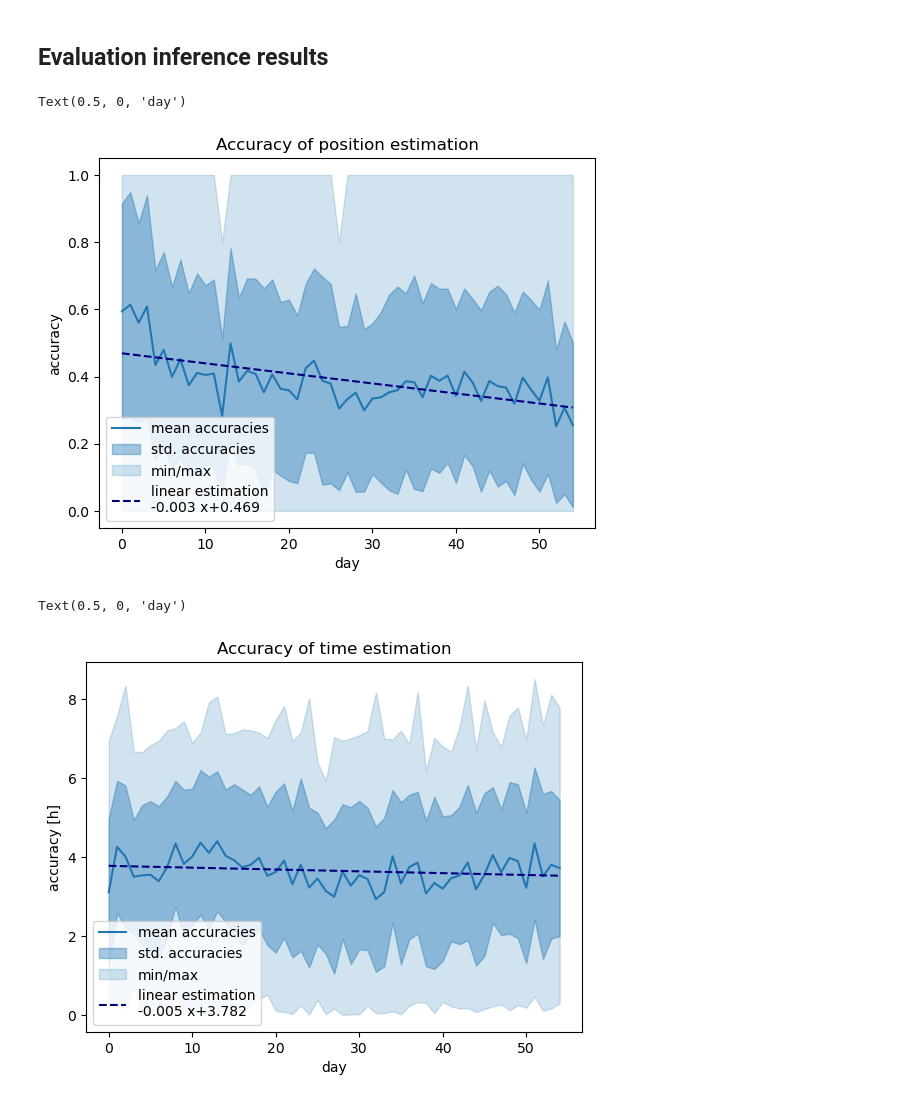
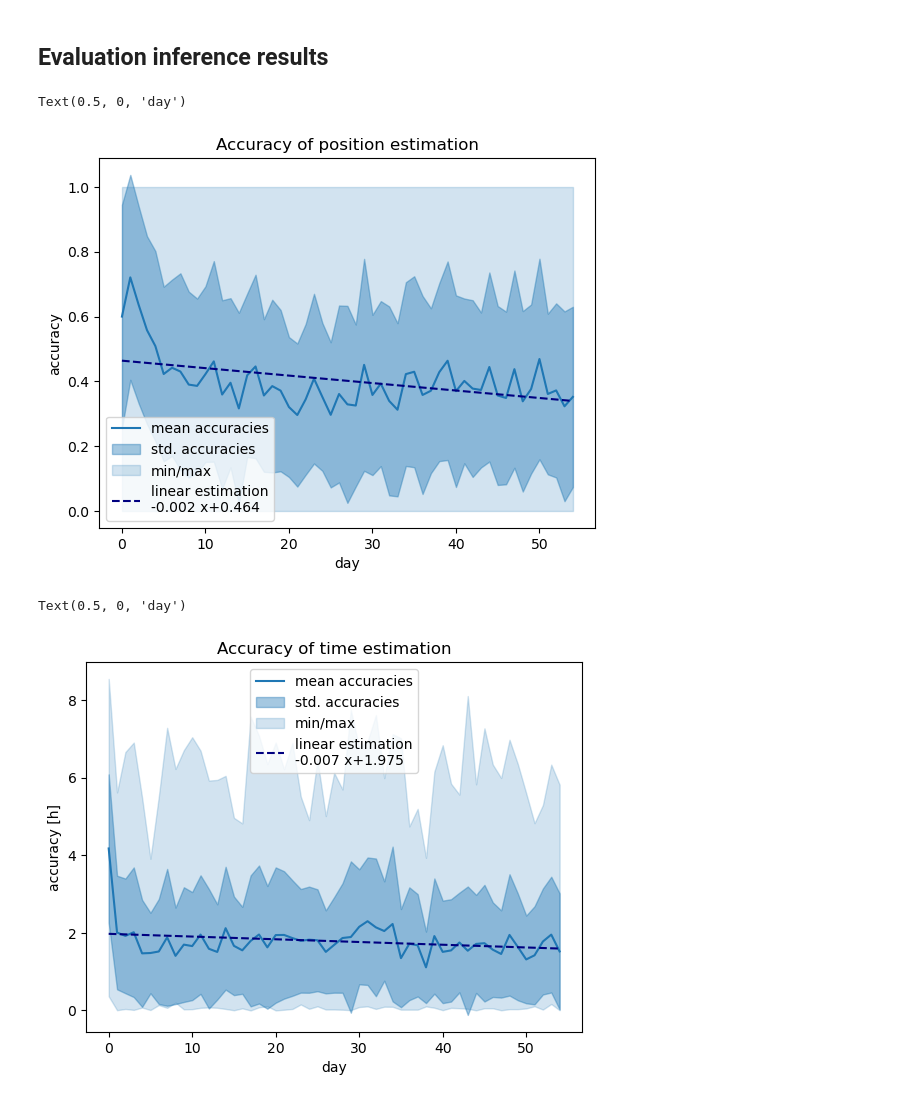
Before and after one commit to alelevente/sumo_sec, a Jupyter notebook: 03_src/08_fed_learning/eval_evil.ipynb, the cells around one changed output. Cells and saved outputs as stored; diff of their text form; code cells hidden in the pictures.

```diff
--- a/03_src/08_fed_learning/eval_evil.ipynb
+++ b/03_src/08_fed_learning/eval_evil.ipynb
@@ -112,7 +112,7 @@ plt.show()
 # %% [markdown]
 ## **Evaluation inference results**
 # %%
-with open("../../02_data/fed_accuracies2.json", "r") as f:
+with open("../../02_data/fed_accuracies3.json", "r") as f:
     fed_accuracies = json.load(f)
 # %%
 pos_means, pos_stds = [], []
@@ -182,7 +182,7 @@ plt.xlabel("day")
 #plt.plot(pos_min, "--", color="k", label="min")
 # %% [output]
 Text(0.5, 0, 'day')
-[figure, old version]
+[figure, new version]
 # %%
 t_means, t_stds = [], []
 t_max, t_min = [], []
@@ -200,18 +200,18 @@ estim = lr.predict(X.reshape(len(X),1))
 # %%
 plt.plot(t_means, color="tab:blue", label="mean accuracies")
 plt.fill_between(x=X,
                  y1=t_means-t_stds, y2=t_means+t_stds, label="std. accuracies",
                  alpha=0.4, color="tab:blue")
 plt.fill_between(x=X,
                  y1=t_min,
                  y2=t_max,
                  alpha=0.2, color="tab:blue", label="min/max")
 plt.plot(estim.reshape(len(X)), "--", color="navy",
          label="linear estimation\n%.3f x+%.3f"%(lr._beta[0], lr._beta[1]))
-plt.legend(loc=3)
+plt.legend(loc="upper center")
 plt.title("Accuracy of time estimation")
 plt.ylabel("accuracy [h]")
 plt.xlabel("day")
 # %% [output]
 Text(0.5, 0, 'day')
-[figure, old version]
+[figure, new version]
```
Also changed, not shown: parts of 4 cells of this notebook, 2 other files.
